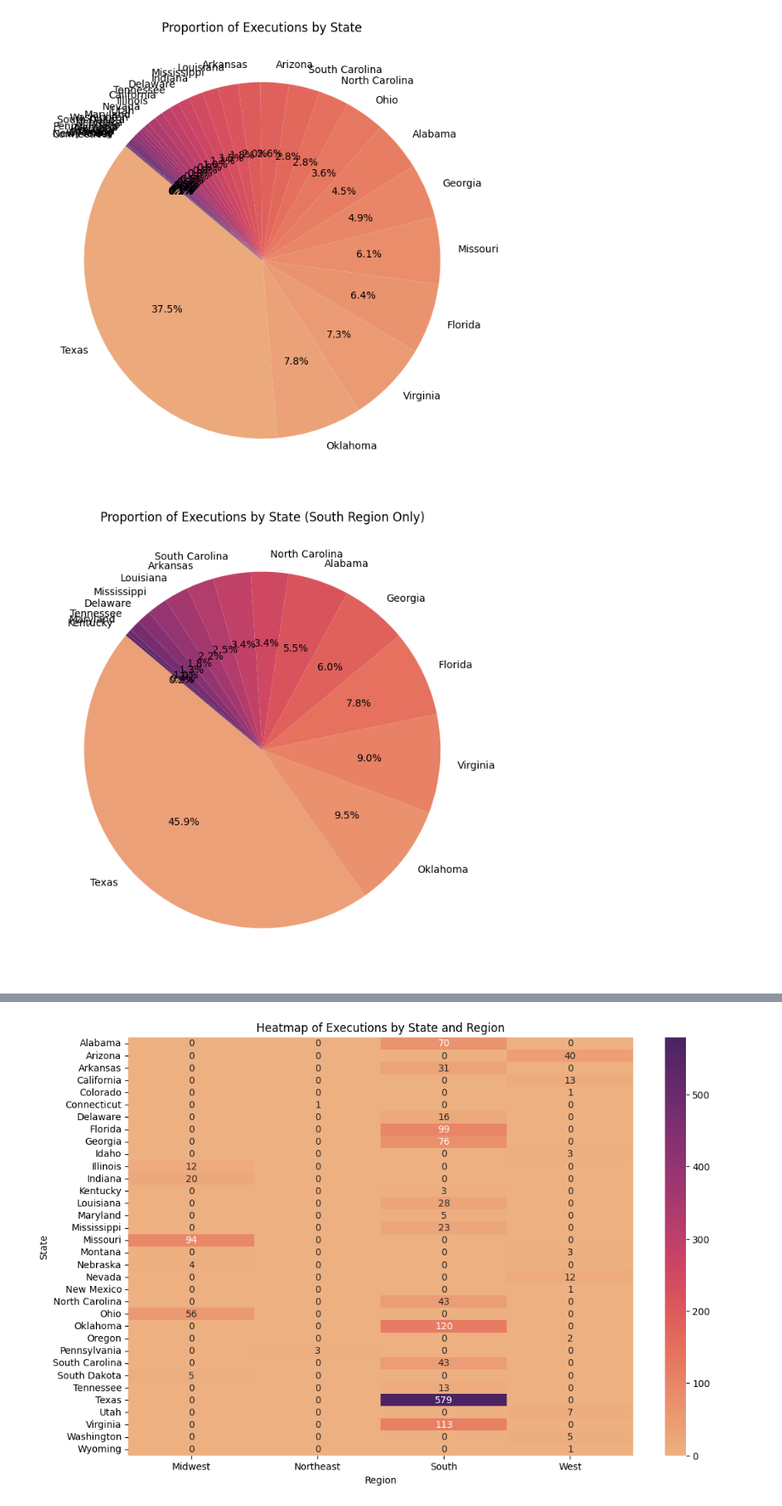
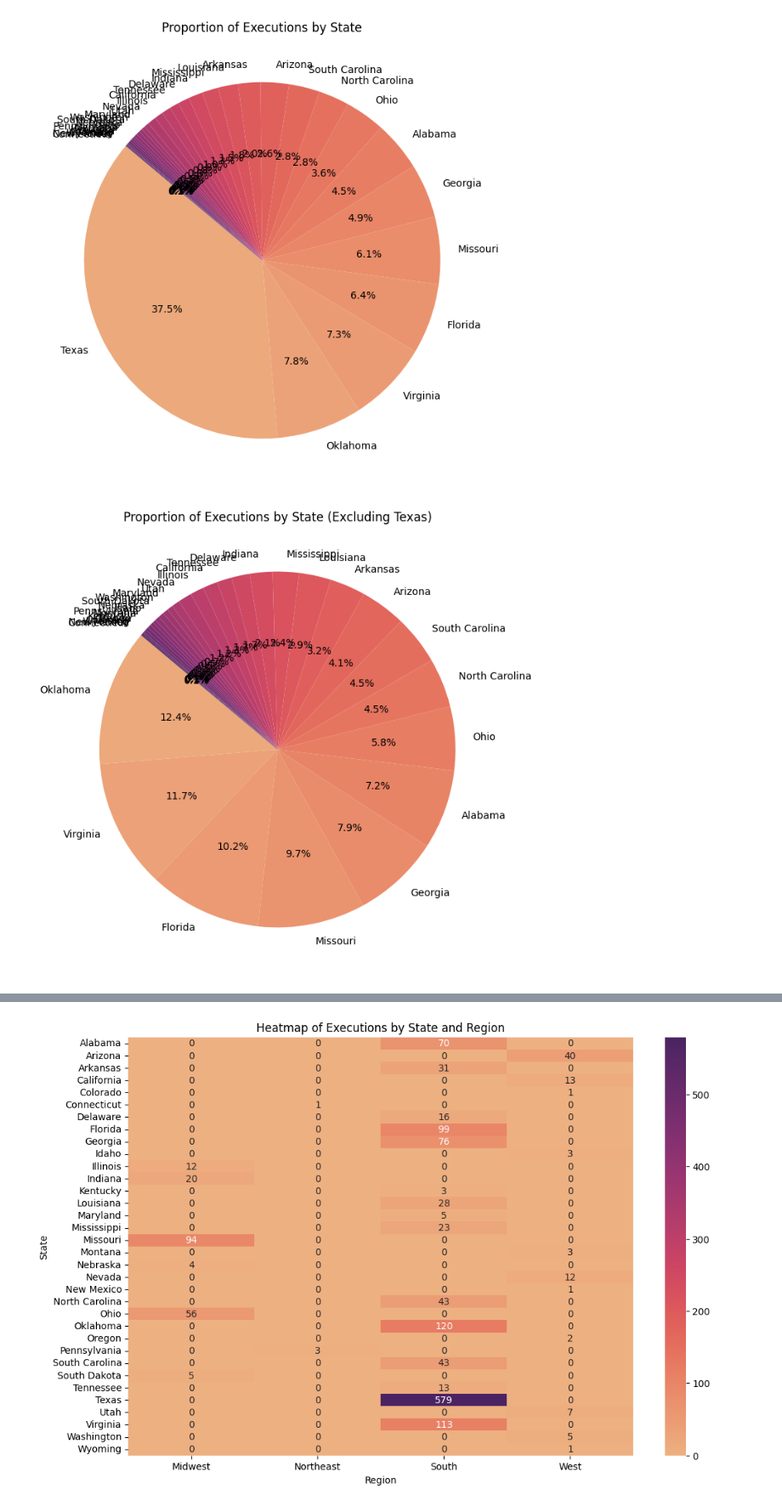
Before and after one commit to jrdn-sentosa/Geographic_Correlations_to_Executions, a Jupyter notebook: Group_13.ipynb, the cells around one changed output, grey strips where cells are left out. Shown at 85% size. Drawn from its saved outputs; the diff is of its cells as text; code cells hidden in the pictures.

```diff
--- a/Group_13.ipynb
+++ b/Group_13.ipynb
@@ -1,6 +1,7 @@
 # %% [markdown]
 <a href="https://colab.research.google.com/github/jrdn-sentosa/Group-13/blob/main/Group_13.ipynb" target="_parent"><img src="https://colab.research.google.com/assets/colab-badge.svg" alt="Open In Colab"/></a>
 # %%
+# Dependencies
 import pandas as pd
 import numpy as np
 import matplotlib.pyplot as plt
@@ -12,11 +13,24 @@ from sklearn.multiclass import OneVsRestClassifier
 from sklearn.tree import DecisionTreeClassifier
 from sklearn.metrics import accuracy_score, precision_score, recall_score, f1_score, roc_auc_score, confusion_matrix, classification_report, ConfusionMatrixDisplay
 
+# Import and clean the dataframe
 !git clone https://github.com/jrdn-sentosa/Group-13
 %cd Group-13
 df = pd.read_csv('DPIC_Execution_dataset.csv')
 df['Region'] = df['Region'].str.strip().str.title()
 df['State'] = df['State'].str.strip().str.title()
 df = df[df['State'] != 'Federal']
+
+# Get metrics for visualization
+region_counts = df['Region'].value_counts()
+state_counts = df['State'].value_counts()
+region_counts_texas_removed = df[(df['State'] != 'Texas')]['Region'].value_counts()
+state_counts_texas_removed = df[(df['State'] != 'Texas')]['State'].value_counts()
+south_counts = df[df['Region'] == 'South']['State'].value_counts()
+south_counts_texas_removed = df[(df['Region'] == 'South') & (df['State'] != 'Texas')]['State'].value_counts()
+midwest_counts = df[df['Region'] == 'Midwest']['State'].value_counts()
+west_counts = df[df['Region'] == 'West']['State'].value_counts()
+northeast_counts = df[df['Region'] == 'Northeast']['State'].value_counts()
+
 df.head(5)
 # %% [output]
@@ -104,12 +131,9 @@ plt.show()
 # %% [output]
 [figure]
 # %%
-south_df = df[df['Region'] == 'South']
-region_counts = south_df['State'].value_counts()
-
 plt.figure(figsize=(8, 8))
-plt.pie(region_counts, labels=region_counts.index, autopct='%1.1f%%', startangle=140, colors=sns.color_palette('flare', len(region_counts)))
-plt.title('Proportion of Executions by State (South Region Only)')
+plt.pie(state_counts_texas_removed, labels=state_counts_texas_removed.index, autopct='%1.1f%%', startangle=140, colors=sns.color_palette('flare', len(state_counts_texas_removed)))
+plt.title('Proportion of Executions by State (Excluding Texas)')
 plt.show()
 # %% [output]
-[figure, old version]
+[figure, new version]
```
Also changed, not shown: parts of 18 cells of this notebook.
